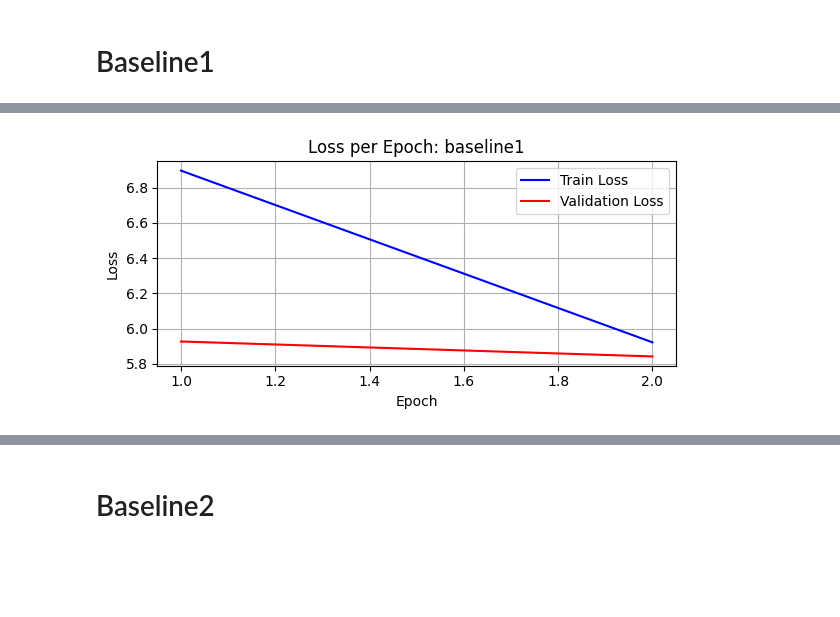
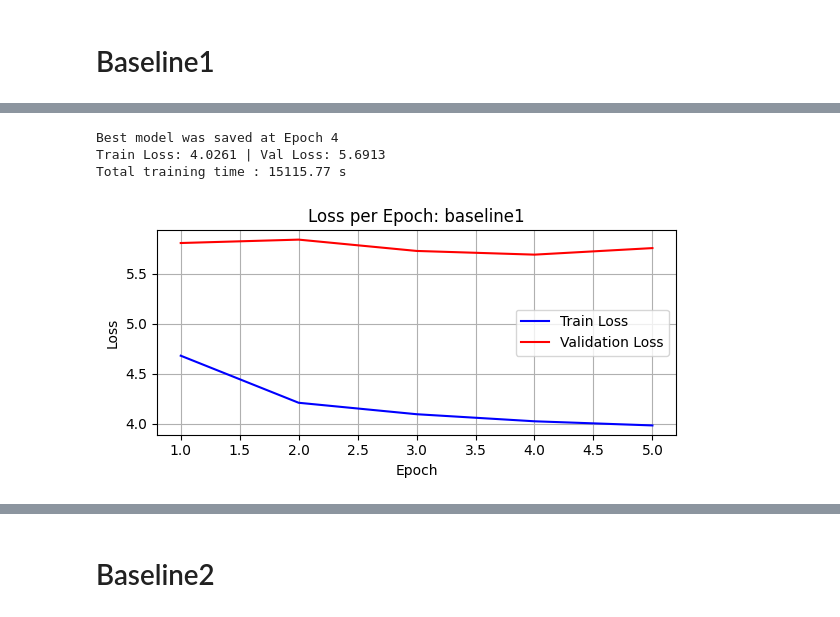
Before and after one commit to jkim0094/CookingRecipeGenerator, a Jupyter notebook: ass2(desktop).ipynb, the cells around one changed output, grey strips where cells are left out. Drawn from its saved outputs; the diff is of its cells as text; code cells hidden in the pictures; blank space fills up the shorter version.

```diff
--- a/ass2(desktop).ipynb
+++ b/ass2(desktop).ipynb
@@ -47,23 +49,20 @@ torch.backends.cudnn.deterministic = True
 torch.backends.cudnn.benchmark = False
 # %%
 # data 다운
-train_path = 'Cooking_Dataset/test.csv'
+train_path = 'Cooking_Dataset/train.csv'
 dev_path = 'Cooking_Dataset/dev.csv'
 test_path = 'Cooking_Dataset/test.csv'
 
-train_download = "https://drive.google.com/file/d/1uZdYjvllt0dSdKKtrCgKHUk-APKdmeNU/view?usp=drive_link"
-dev_download ="https://drive.google.com/file/d/1SAMbkdtjGBYgojqobiwe7ZmnEq7SiGsF/view?usp=drive_link"
-test_download = "https://drive.google.com/file/d/1v6Rr2et_4WA5mRwwlRxtLhn38pbmr9Yr/view?usp=drive_link"
 
 if not os.path.exists('Cooking_Dataset'):
     os.makedirs('Cooking_Dataset')
     print("Downloading Dataset")
-    gdown.download(train_download, train_path, quiet=False)
-    gdown.download(dev_download, dev_path, quiet=False)
-    gdown.download(test_download, test_path, quiet=False)
+    gdown.download("https://drive.google.com/uc?id=1uZdYjvllt0dSdKKtrCgKHUk-APKdmeNU", train_path, quiet=False)
+    gdown.download("https://drive.google.com/uc?id=1SAMbkdtjGBYgojqobiwe7ZmnEq7SiGsF", dev_path, quiet=False)
+    gdown.download("https://drive.google.com/uc?id=1v6Rr2et_4WA5mRwwlRxtLhn38pbmr9Yr", test_path, quiet=False)
 
 
-train_df = pd.read_csv(train_path,  encoding="ISO-8859-1")
+train_df = pd.read_csv(train_path)
 dev_df = pd.read_csv(dev_path)
 test_df = pd.read_csv(test_path)
 
@@ -394,6 +381,7 @@ class Seq2Seq(nn.Module):
 
         return outputs
 
+import torch.nn.functional as F
 
 
 # Define a decoder with attention mechanism using PyTorch's nn.Module
@@ -408,12 +396,13 @@ class AttnDecoderRNN(nn.Module):
         self.hidden_size = hidden_size              # Size of the hidden state in GRU
         self.n_layers = n_layers
         self.dropout_ratio = dropout_ratio
-        self.max_length = max_length                # Max length for encoder outputs (used for attention)
+
 
         # Define layers
         self.embedding = nn.Embedding(self.recipe_vocab_size, self.hidden_size)  # Converts word indices to dense vectors
         self.dropout = nn.Dropout(self.dropout_ratio)                          # Applies dropout for regularization
-        self.gru = nn.GRU(self.hidden_size, self.hidden_size)              # GRU to process the embedded inputs
+        self.gru = nn.GRU(self.hidden_size, self.hidden_size, batch_first=True)
+             # GRU to process the embedded inputs
         self.out = nn.Linear(self.hidden_size * 2, self.recipe_vocab_size)       # Linear layer for generating final output
 
     def forward(self, input, hidden, encoder_outputs):
@@ -718,18 +724,22 @@ experiment_configs = {
         "DROPOUT": 0.5,
         "N_LAYERS": 1,
         "LR": 0.001,
-        "EPOCHS": 2,
+        "EPOCHS": 5,
         "USE_ATTENTION": False,
+        "TEACHER_FORCING_RATIO": 0.5,
+        "MAX_LEN": 50
     },
     "baseline2": {
-        "new_model_train" : True,
+        "new_model_train" : False,
         "EMBED_DIM": 256,
         "HIDDEN_DIM": 512,
         "DROPOUT": 0.5,
         "N_LAYERS": 1,
         "LR": 0.001,
         "EPOCHS": 5,
-        "USE_ATTENTION": True
+        "USE_ATTENTION": True,
+        "TEACHER_FORCING_RATIO": 0.5,
+        "MAX_LEN": 50
     },
 }
 # %% [markdown]
@@ -760,28 +769,31 @@ Training Completed! Total Time: 170.87s
 # %%
 # 저장된 모델과 학습 이력 불러오기
 checkpoint = torch.load(save_model_path, map_location=DEVICE)
 checkpoint2 = torch.load(save_history_path, map_location=DEVICE)
 
 # 같은 구조로 모델 재생성 후 state_dict 로드
-load_baseline2 = Seq2Seq(encoder, decoder, DEVICE, use_attention=config["USE_ATTENTION"]).to(DEVICE)
-load_baseline2.load_state_dict(checkpoint["model_state_dict"])
+load_baseline1 = Seq2Seq(encoder, decoder, DEVICE, use_attention=config["USE_ATTENTION"]).to(DEVICE)
+load_baseline1.load_state_dict(checkpoint["model_state_dict"])
 
 # 저장된 이력 중 loss history 가져오기
 loss_history_loss_history_baseline1 = checkpoint2["loss_history"]
 train_elapsed_time = checkpoint2["train_elapsed_time"]
 
 #  베스트 모델 정보 출력
 best_epoch = checkpoint["epoch"] + 1
 best_train_loss = checkpoint["train_loss"]
 best_val_loss = checkpoint["val_loss"]
 print(f"Best model was saved at Epoch {best_epoch}")
 print(f"Train Loss: {best_train_loss:.4f} | Val Loss: {best_val_loss:.4f}")
 print(f"Total training time : {train_elapsed_time:.2f} s")
 
 # 그래프 그리기
 plot_loss_epoch(model_type, loss_history_loss_history_baseline1)
 # %% [output]
+Best model was saved at Epoch 4
+Train Loss: 4.0261 | Val Loss: 5.6913
+Total training time : 15115.77 s
-[figure, old version]
+[figure, new version]
 # %%
 # 이제 Test 가능
 Test(load_baseline1, test_loader, criterion, recipe_vocab)
```
Also changed, not shown: parts of 15 cells of this notebook, 2 other files.
